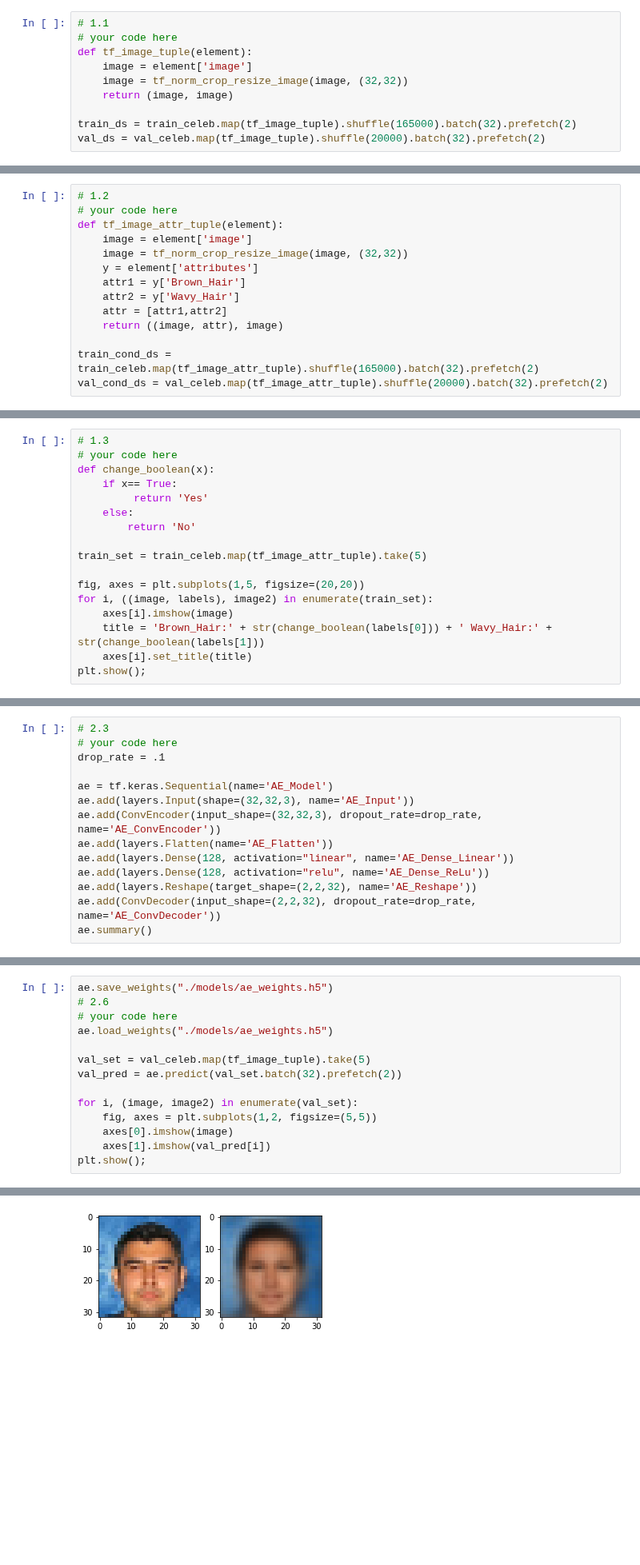
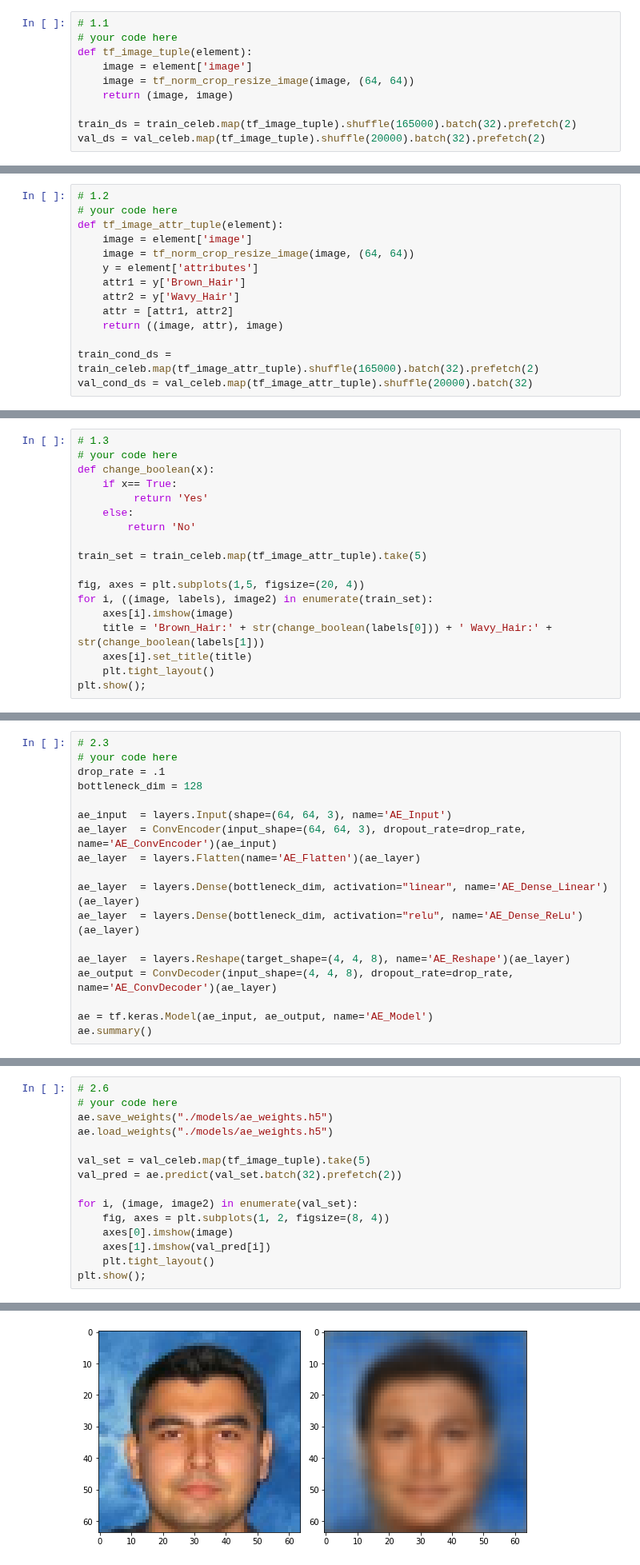
Before and after one commit to medeirosf/2020-CS109B, a Jupyter notebook: content/homeworks/hw07/notebook/cs109b_hw7_pa.ipynb, the cells around one changed output, grey strips where cells are left out. Shown at 80% size. Saved outputs shown, nothing was run; the diff lists cells and outputs as text; blank space fills up the shorter version.

```diff
--- a/content/homeworks/hw07/notebook/cs109b_hw7_pa.ipynb
+++ b/content/homeworks/hw07/notebook/cs109b_hw7_pa.ipynb
@@ -142,7 +142,7 @@ Make sure the Datasets follow this pipeline: 1) normalize, crop, resize and foll
 # your code here
 def tf_image_tuple(element):
     image = element['image']
-    image = tf_norm_crop_resize_image(image, (32,32))
+    image = tf_norm_crop_resize_image(image, (64, 64))
     return (image, image)
 
 train_ds = train_celeb.map(tf_image_tuple).shuffle(165000).batch(32).prefetch(2)
@@ -156,15 +156,15 @@ Make sure the Datasets follow this pipeline: 1) normalize, crop, resize and sati
 # your code here
 def tf_image_attr_tuple(element):
     image = element['image']
-    image = tf_norm_crop_resize_image(image, (32,32))
+    image = tf_norm_crop_resize_image(image, (64, 64))
     y = element['attributes']
     attr1 = y['Brown_Hair']
     attr2 = y['Wavy_Hair']
-    attr = [attr1,attr2]
+    attr = [attr1, attr2]
     return ((image, attr), image)
 
 train_cond_ds = train_celeb.map(tf_image_attr_tuple).shuffle(165000).batch(32).prefetch(2)
-val_cond_ds = val_celeb.map(tf_image_attr_tuple).shuffle(20000).batch(32).prefetch(2)
+val_cond_ds = val_celeb.map(tf_image_attr_tuple).shuffle(20000).batch(32)
 # %% [markdown]
 **1.3** Pick 5 random images from the train dataset and plot them. List the attributes from these images and verify they are correct.
 
@@ -182,10 +182,11 @@ def change_boolean(x):
 
 train_set = train_celeb.map(tf_image_attr_tuple).take(5)
 
-fig, axes = plt.subplots(1,5, figsize=(20,20))
+fig, axes = plt.subplots(1,5, figsize=(20, 4))
 for i, ((image, labels), image2) in enumerate(train_set):
     axes[i].imshow(image)
     title = 'Brown_Hair:' + str(change_boolean(labels[0])) + ' Wavy_Hair:' + str(change_boolean(labels[1]))
     axes[i].set_title(title)
+    plt.tight_layout()
 plt.show();
 # %% [output]
@@ -361,15 +362,19 @@ class ConvDecoder(layers.Layer):
 # 2.3
 # your code here
 drop_rate = .1
+bottleneck_dim = 128
 
-ae = tf.keras.Sequential(name='AE_Model')
-ae.add(layers.Input(shape=(32,32,3), name='AE_Input'))
-ae.add(ConvEncoder(input_shape=(32,32,3), dropout_rate=drop_rate, name='AE_ConvEncoder'))
-ae.add(layers.Flatten(name='AE_Flatten'))
-ae.add(layers.Dense(128, activation="linear", name='AE_Dense_Linear'))
-ae.add(layers.Dense(128, activation="relu", name='AE_Dense_ReLu'))
-ae.add(layers.Reshape(target_shape=(2,2,32), name='AE_Reshape'))
-ae.add(ConvDecoder(input_shape=(2,2,32), dropout_rate=drop_rate, name='AE_ConvDecoder'))
+ae_input  = layers.Input(shape=(64, 64, 3), name='AE_Input')
+ae_layer  = ConvEncoder(input_shape=(64, 64, 3), dropout_rate=drop_rate, name='AE_ConvEncoder')(ae_input)
+ae_layer  = layers.Flatten(name='AE_Flatten')(ae_layer)
+
+ae_layer  = layers.Dense(bottleneck_dim, activation="linear", name='AE_Dense_Linear')(ae_layer)
+ae_layer  = layers.Dense(bottleneck_dim, activation="relu", name='AE_Dense_ReLu')(ae_layer)
+
+ae_layer  = layers.Reshape(target_shape=(4, 4, 8), name='AE_Reshape')(ae_layer)
+ae_output = ConvDecoder(input_shape=(4, 4, 8), dropout_rate=drop_rate, name='AE_ConvDecoder')(ae_layer)
+
+ae = tf.keras.Model(ae_input, ae_output, name='AE_Model')
 ae.summary()
 # %% [output]
 Model: "AE_Model"
@@ -430,17 +431,18 @@ OSError: Unable to create file (unable to open file: name = '../model/ae_weights
 # %% [markdown]
 **2.6** Visualize 5 random original and reconstructed images fed to the autoencoder from the validation data.
 # %%
-ae.save_weights("./models/ae_weights.h5")
 # 2.6
 # your code here
+ae.save_weights("./models/ae_weights.h5")
 ae.load_weights("./models/ae_weights.h5")
 
 val_set = val_celeb.map(tf_image_tuple).take(5)
 val_pred = ae.predict(val_set.batch(32).prefetch(2))
 
 for i, (image, image2) in enumerate(val_set):
-    fig, axes = plt.subplots(1,2, figsize=(5,5))
+    fig, axes = plt.subplots(1, 2, figsize=(8, 4))
     axes[0].imshow(image)
     axes[1].imshow(val_pred[i])
+    plt.tight_layout()
 plt.show();
 # %% [output]
@@ -451,4 +453,4 @@ plt.show();
-[figure, old version]
+[figure, new version]
 # %% [markdown]
 **2.7** Visualize the first 2 [principal components](https://scikit-learn.org/stable/modules/generated/sklearn.decomposition.PCA.html) and [t-SNE](https://scikit-learn.org/stable/modules/generated/sklearn.manifold.TSNE.html) projection onto the plane of the latent representation of the validation images. Use the representation after the first dense layer where `bottleneck_dim=128` to compute the PCs and t-SNE projections. Retrieve at least `1024` images and color each input by class type, for example, `Male` and `Smiling` (if these where your chosen attributes), for **each scatter plot visualization** and attributes. You need to present 4 scatter plots in total. Explain your results.
 # %%
```
Also changed, not shown: parts of 41 cells of this notebook.
